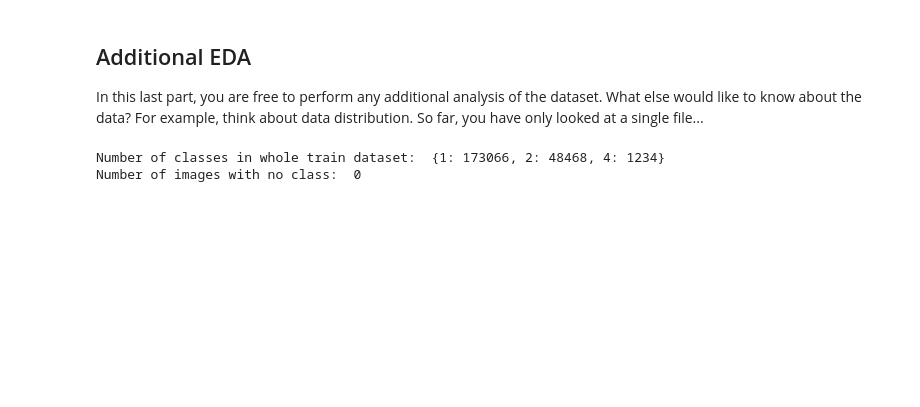
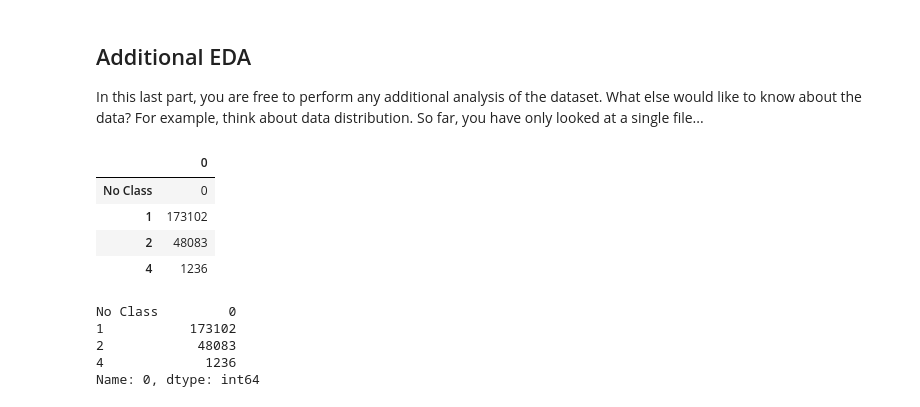
Before and after one commit to maulikkhunt19/object_detection, a Jupyter notebook: Exploratory Data Analysis.ipynb, the cells around one changed output. Drawn from its saved outputs; the diff is of its cells as text; code cells hidden in the pictures; blank space fills up the shorter version.

```diff
--- a/Exploratory Data Analysis.ipynb
+++ b/Exploratory Data Analysis.ipynb
@@ -80,18 +74,29 @@ for data in dataset.take(10):
 In this last part, you are free to perform any additional analysis of the dataset. What else would like to know about the data?
 For example, think about data distribution. So far, you have only looked at a single file...
 # %%
-classes_count = {1:0, 2:0, 4:0}
+classes_count = {'No Class':0, '1':0, '2':0, '4':0}
 non_classes = 0
 
 for data in dataset.take(10000):
     classes = data['groundtruth_classes'].numpy()
     for i in classes:
-        classes_count[i] += 1;
+        classes_count[str(i)] += 1;
         if np.all(classes==0):
-            empty += 1;
-
-print('Number of classes in whole train dataset: ', classes_count)
-print('Number of images with no class: ', non_classes)
+            classes_count['No Class'] += 1;
-# %% [output]
-Number of classes in whole train dataset:  {1: 173066, 2: 48468, 4: 1234}
-Number of images with no class:  0
+# %%
+dataframe = pd.DataFrame.from_dict(classes_count, orient='index')
+dataframe
+# %% [output]
+|  | 0 |
+| No Class | 0 |
+| 1 | 173102 |
+| 2 | 48083 |
+| 4 | 1236 |
+# %%
+dataframe.iloc[:,0]
+# %% [output]
+No Class         0
+1           173102
+2            48083
+4             1236
+Name: 0, dtype: int64
```
Also changed, not shown: parts of 3 cells of this notebook.
